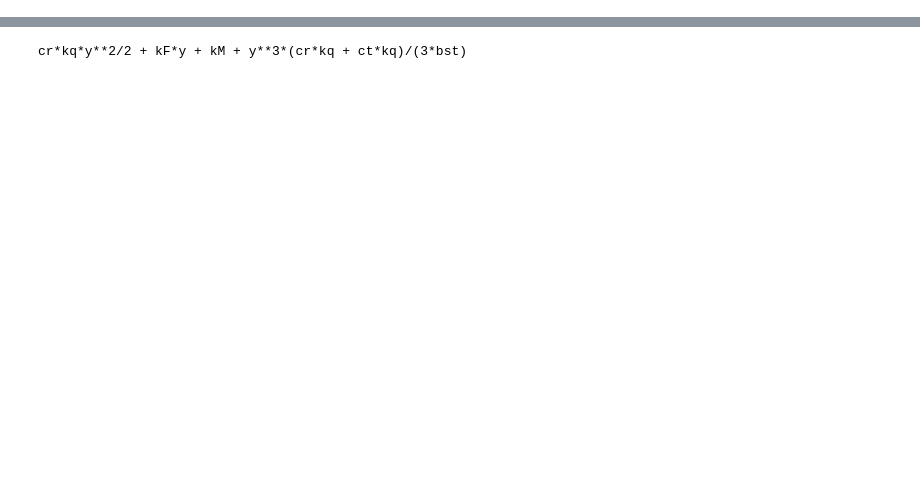
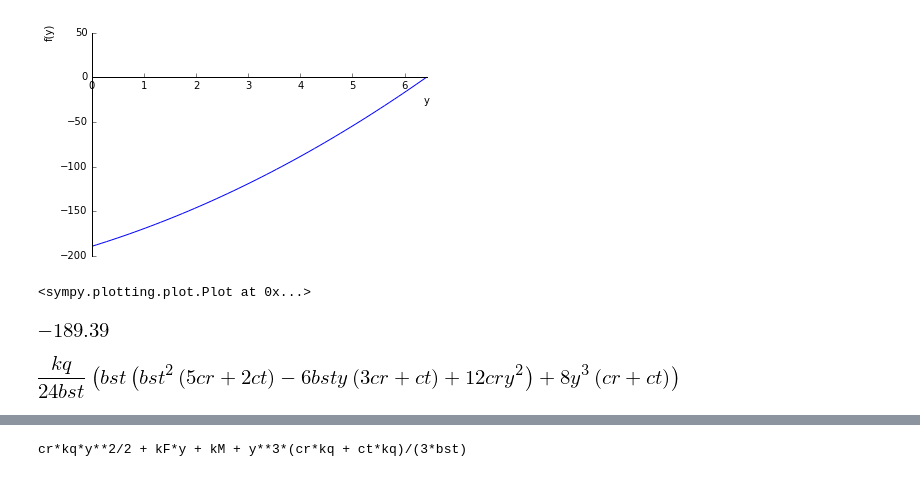
Before and after one commit to psas/lv3.0-airframe, a Jupyter notebook: sim/finLoading2.ipynb, the cells around one changed output, grey strips where cells are left out. Saved outputs shown, nothing was run; the diff lists cells and outputs as text; code cells hidden in the pictures; blank space fills up the shorter version.

```diff
--- a/sim/finLoading2.ipynb
+++ b/sim/finLoading2.ipynb
@@ -0,0 +1,8 @@
+# %%
+from sympy import *
+init_printing()
+%matplotlib inline
+y, q, c, F, M, cr, ct, bst, kq, kF, kM = symbols('y q c F M cr ct bst kq kF kM')
+c = cr + y*(cr+ct)/(bst/2)
+q = kq*c
+LV3parms = {cr: 18, ct: 5, kq: 1, bst: 6.42*2} # in, in, lbf/in^2, in
@@ -0,0 +16,17 @@
+# %%
+plot(F.subs(LV3parms), (y, 0, LV3parms[bst]/2))
+# %% [output]
+[figure, added]
+<sympy.plotting.plot.Plot at 0x...>
+# %%
+root_shear = lambdify(y, F.subs(LV3parms))(0)
+root_shear
+# %% [output]
+[figure, added]
+# %%
+M = integrate(F, y) +kM
+kM = solve(M.subs({y: bst/2}), kM)[0] # BC: M=0 when y=bst/2
+M = integrate(F, y) +kM # plug back into M
+simplify(M)
+# %% [output]
+[figure, added]
```
Also changed, not shown: parts of 15 cells of this notebook.
